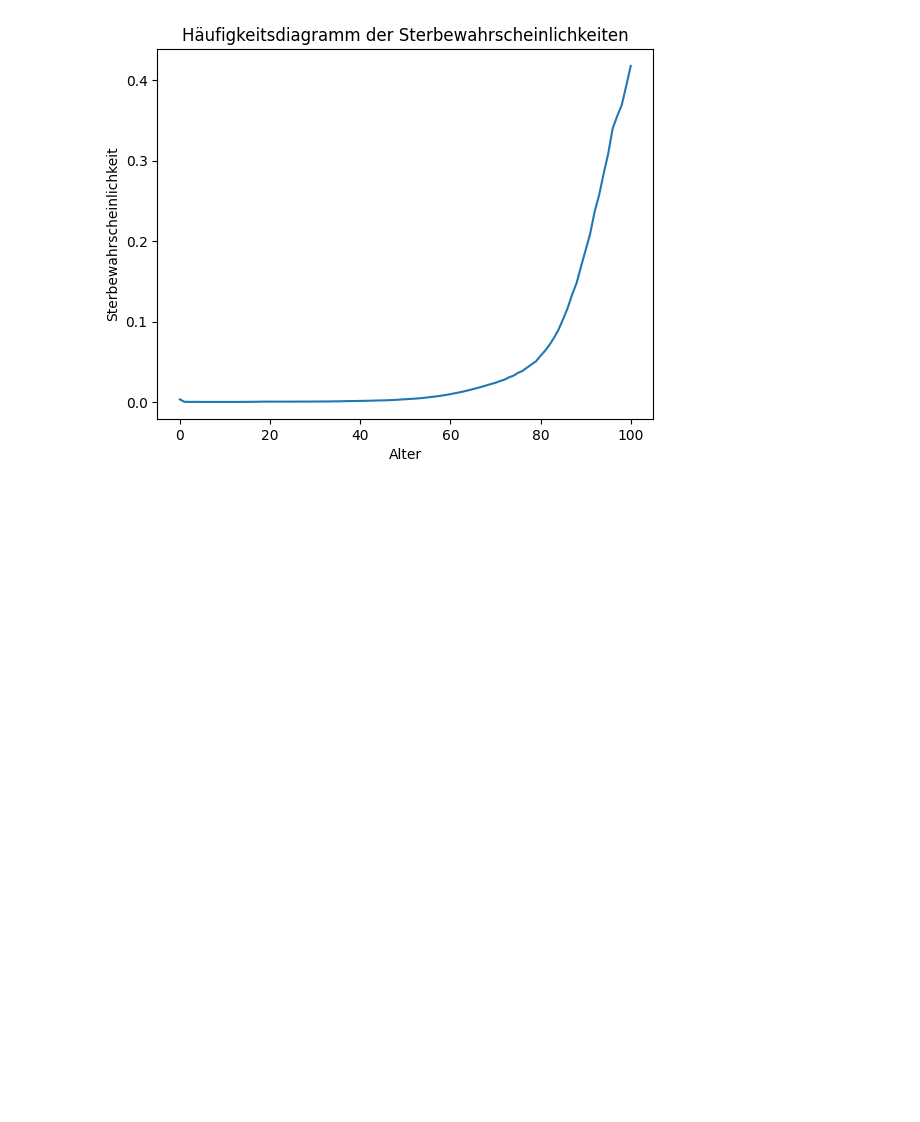
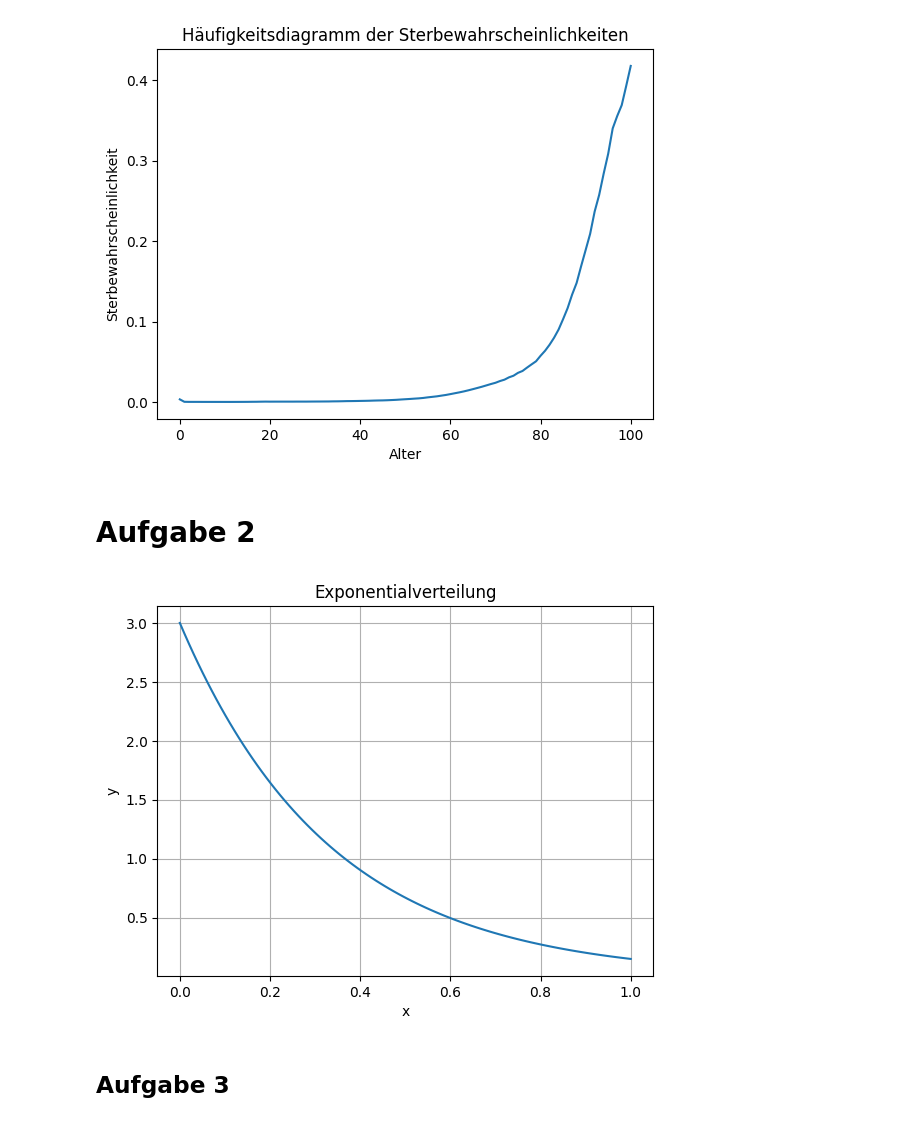
Before and after one commit to tombk556/Mathematische-Stochastische-Modelle-und-MC-Simulationen, a Jupyter notebook: Übung 5/übung5.ipynb, the cells around one changed output. Cells and saved outputs as stored; diff of their text form; code cells hidden in the pictures; blank space fills up the shorter version.

```diff
--- a/Übung 5/übung5.ipynb
+++ b/Übung 5/übung5.ipynb
@@ -117,3 +119,26 @@ plt.title('Häufigkeitsdiagramm der Sterbewahrscheinlichkeiten')
 plt.show()
 # %% [output]
 [figure]
+# %% [markdown]
+# Aufgabe 2
+# %%
+def exponential_verteilung(x, lamb):
+    if x >= 0:
+        return lamb * np.exp(-lamb*x)
+    else:
+        raise ValueError("Only values greater or equal zero")
+
+lamb = 3
+x_values = np.linspace(0, 1, 100)
+y_values = [exponential_verteilung(x, lamb) for x in x_values]
+# %%
+plt.plot(x_values, y_values)
+plt.xlabel("x")
+plt.ylabel("y")
+plt.grid(True)
+plt.title("Exponentialverteilung")
+plt.show()
+# %% [output]
+[figure, added]
+# %% [markdown]
+## Aufgabe 3
```
Also changed, not shown: parts of 1 cell of this notebook.
